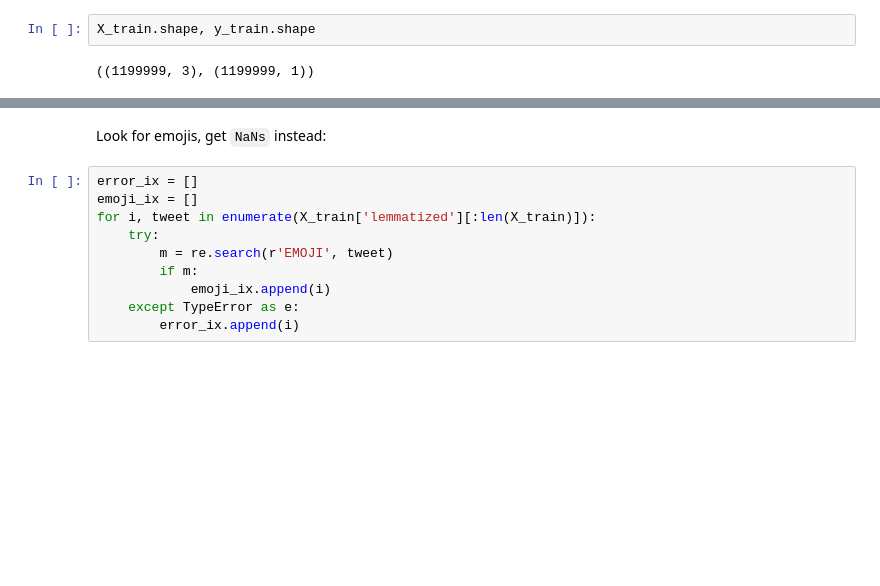
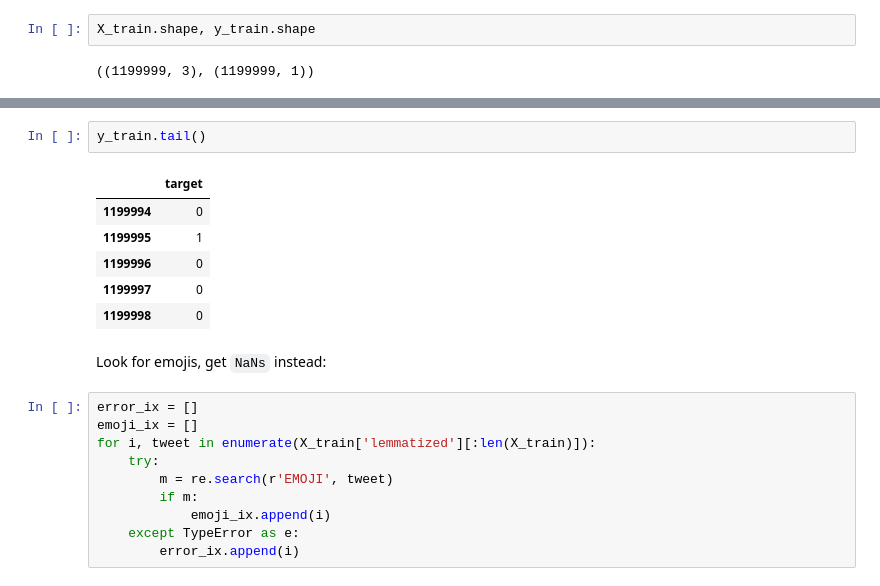
Before and after one commit to BigBangData/NaturalLanguageProcessing, a Jupyter notebook: sentiment140/04_Twitter_Sentiment_Analysis_Preprocess_BoW.ipynb, the cells around one changed output, grey strips where cells are left out. Saved outputs shown, nothing was run; the diff lists cells and outputs as text; blank space fills up the shorter version.

```diff
--- a/sentiment140/04_Twitter_Sentiment_Analysis_Preprocess_BoW.ipynb
+++ b/sentiment140/04_Twitter_Sentiment_Analysis_Preprocess_BoW.ipynb
@@ -66,3 +80,12 @@ y_train.head()
+# %%
+y_train.tail()
+# %% [output]
+|  | target |
+| 1199994 | 0 |
+| 1199995 | 1 |
+| 1199996 | 0 |
+| 1199997 | 0 |
+| 1199998 | 0 |
 # %% [markdown]
 Look for emojis, get `NaNs` instead:
 # %%
```
Also changed, not shown: parts of 31 cells of this notebook, 2 other files.
